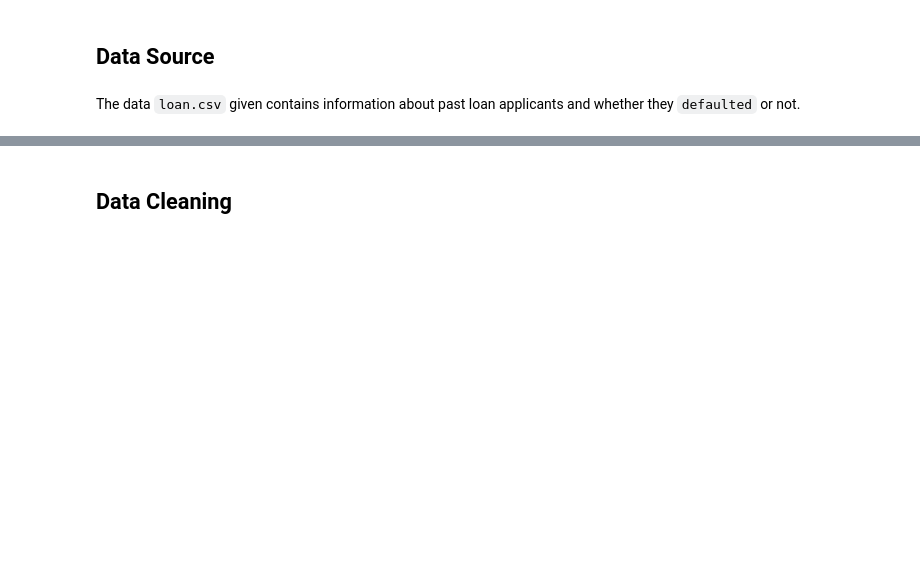
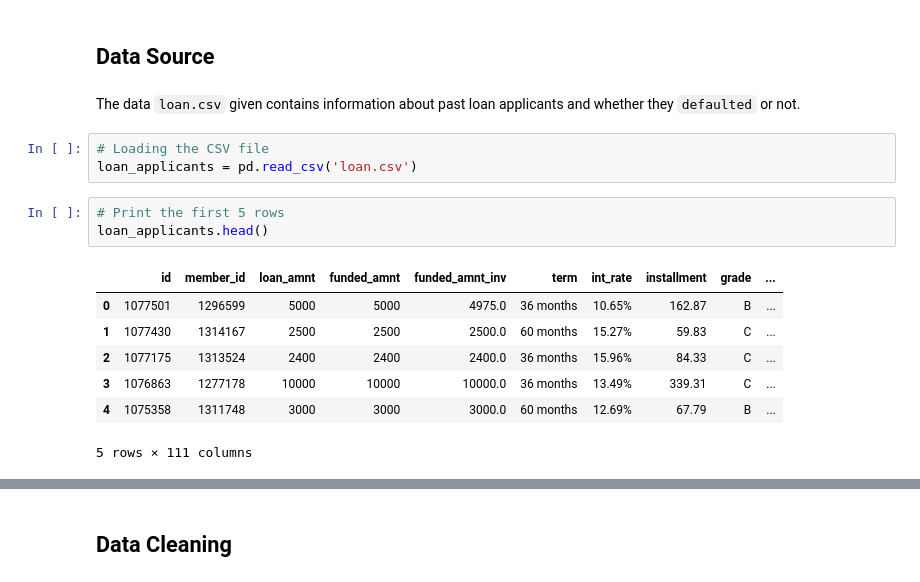
Before and after one commit to Gnana0248/LendingClubCaseStudy, a Jupyter notebook: Lending Club Case Study Analysis.ipynb, the cells around one changed output, grey strips where cells are left out. Saved outputs shown, nothing was run; the diff lists cells and outputs as text; blank space fills up the shorter version.

```diff
--- a/Lending Club Case Study Analysis.ipynb
+++ b/Lending Club Case Study Analysis.ipynb
@@ -36,3 +63,17 @@ The aim is to identify patterns which indicate if a person is likely to default,
 ## Data Source <a class="anchor" id="datasource"></a>
 # %% [markdown]
 The data `loan.csv` given contains information about past loan applicants and whether they `defaulted` or not.
+# %%
+# Loading the CSV file
+loan_applicants = pd.read_csv('loan.csv')
+# %%
+# Print the first 5 rows
+loan_applicants.head()
+# %% [output]
+|  | id | member_id | loan_amnt | funded_amnt | funded_amnt_inv | term | int_rate | installment | grade | ... |
+| 0 | 1077501 | 1296599 | 5000 | 5000 | 4975.0 | 36 months | 10.65% | 162.87 | B | ... |
+| 1 | 1077430 | 1314167 | 2500 | 2500 | 2500.0 | 60 months | 15.27% | 59.83 | C | ... |
+| 2 | 1077175 | 1313524 | 2400 | 2400 | 2400.0 | 36 months | 15.96% | 84.33 | C | ... |
+| 3 | 1076863 | 1277178 | 10000 | 10000 | 10000.0 | 36 months | 13.49% | 339.31 | C | ... |
+| 4 | 1075358 | 1311748 | 3000 | 3000 | 3000.0 | 60 months | 12.69% | 67.79 | B | ... |
+5 rows × 111 columns
```
Also changed, not shown: parts of 33 cells of this notebook, 1 other file.
